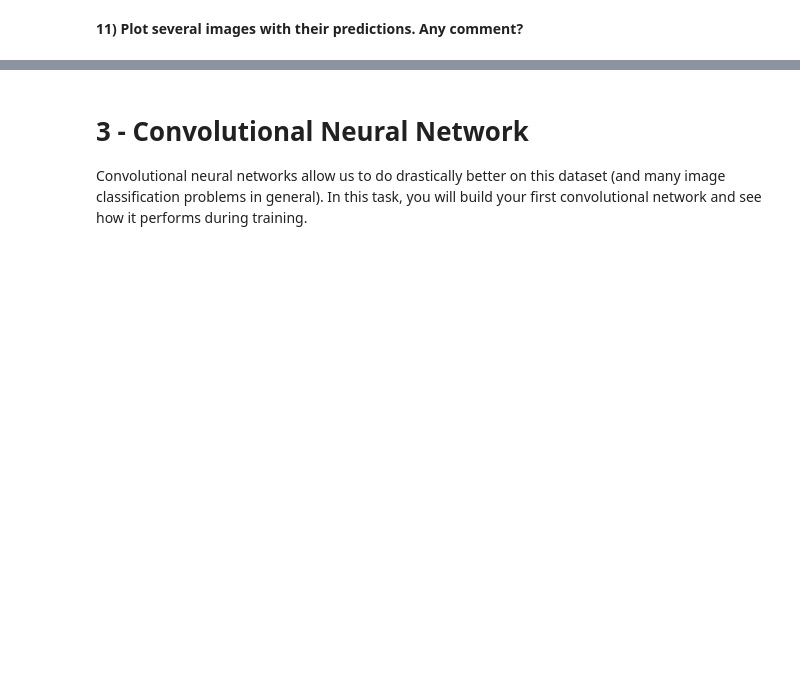
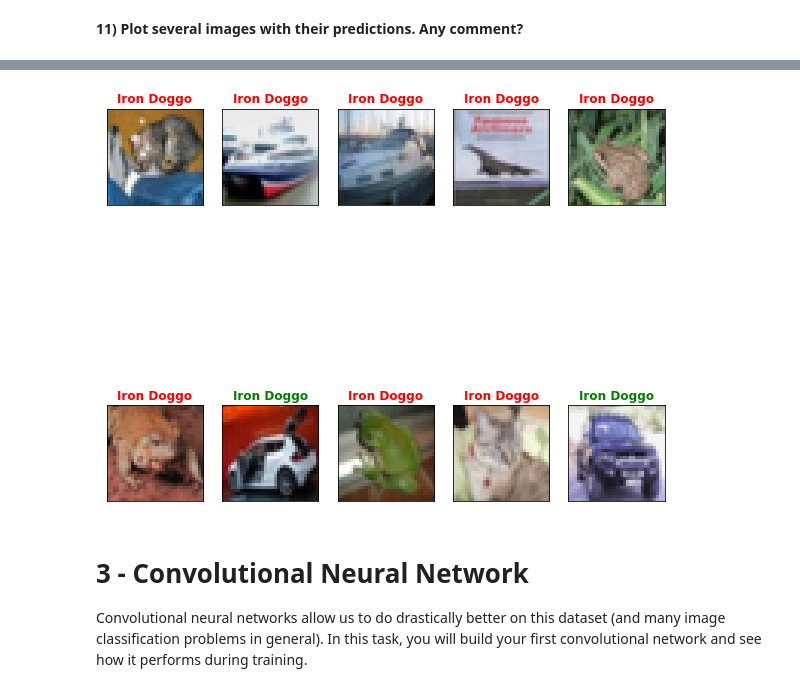
Before and after one commit to LeonardoNatale/CNN_CIFAR-10-dataset, a Jupyter notebook: Lab 4 - CNN-V0.ipynb, the cells around one changed output, grey strips where cells are left out. Saved outputs shown, nothing was run; the diff lists cells and outputs as text; code cells hidden in the pictures; blank space fills up the shorter version.

```diff
--- a/Lab 4 - CNN-V0.ipynb
+++ b/Lab 4 - CNN-V0.ipynb
@@ -258,6 +283,5 @@ def dense_model(input_shape, num_classes):
     )
     return model
 # %%
-model = dense_model(x_train.shape, 9)
-model.fit(x_train, y_train)
-model.summary()
+model = dense_model(x_train.shape[1:], 10)
+model.build()
@@ -297,13 +334,8 @@ def train_model(model, x, y, batch_size=32, epochs=10, file_name=None):
     Trains the model on the given data.
     """
 
-    ######################
-    # TO DO
+    model.fit(x, y, batch_size=batch_size, epochs=epochs)
 
-    # END TO DO
-    ######################
+    return model
 
-
-
-    return ret
-ret = train_model(model, x_train, y_train)
+ret = train_model(model, x_train[0:10000, :], y_train[0:10000])
@@ -317,0 +365,7 @@ ret = train_model(model, x_train, y_train)
+# %%
+pred_labels = ret.predict(x_test[0:1000, :]).argmax(axis = -1)
+# %%
+def max_at_one(x):
+    m = np.max(x)
+    return np.where(x == m, 1, 0)
+pred_labels = np.apply_along_axis(max_at_one, 1, pred_labels)
@@ -318,3 +392,14 @@ ret = train_model(model, x_train, y_train)
+# %%
+col_legend = ['red', 'green']
+fig=plt.figure(figsize=(10, 10))
+for i in range(10):
+    sp = fig.add_subplot(2, 5, i+1, xticks=[], yticks=[])
+    cond = int(pred_labels[i] == y_test[i].argmax())
+    col = col_legend[cond]
+    sp.set_title(labels[pred_labels[i]].title(),fontweight="bold", color=col)
+    plt.imshow(x_test[i, :], )
+# %% [output]
+[figure, added]
 # %% [markdown]
 <a id='cnn'></a>
 
```
Also changed, not shown: parts of 15 cells of this notebook.
